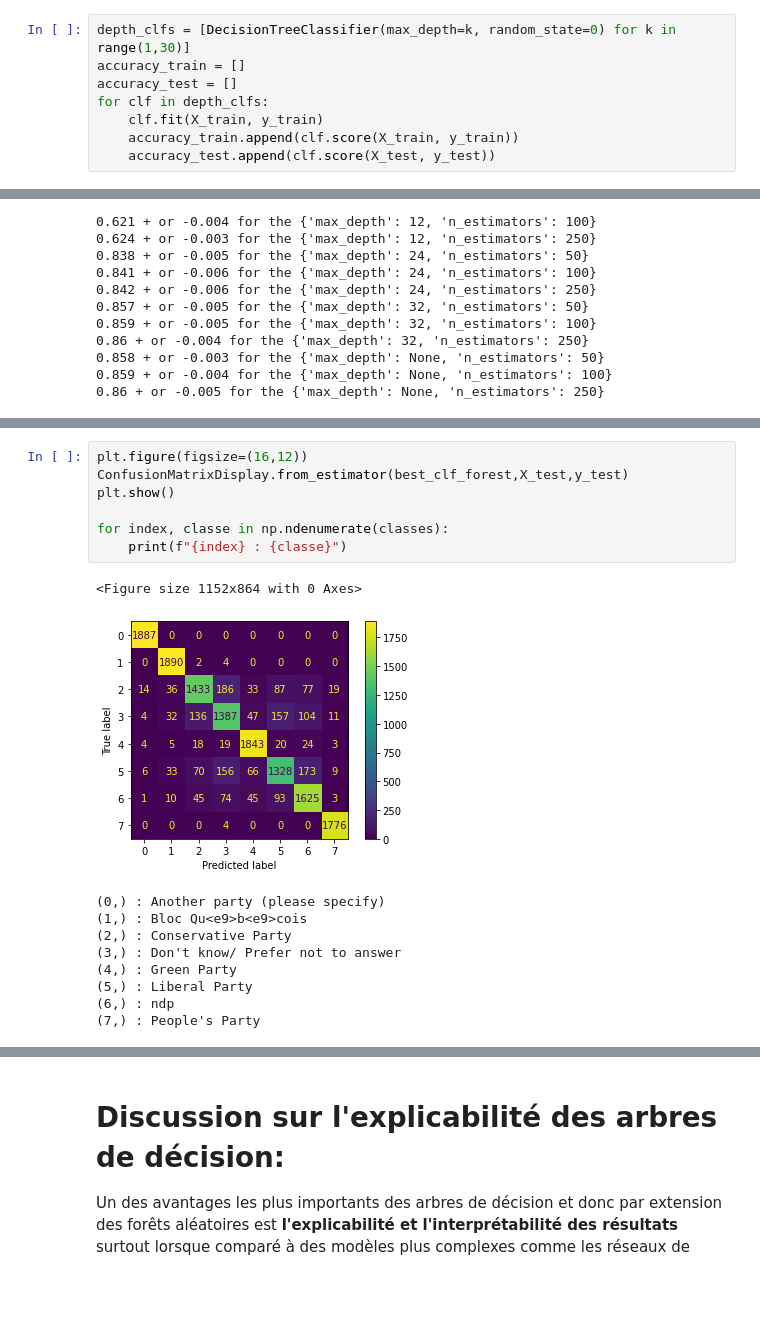
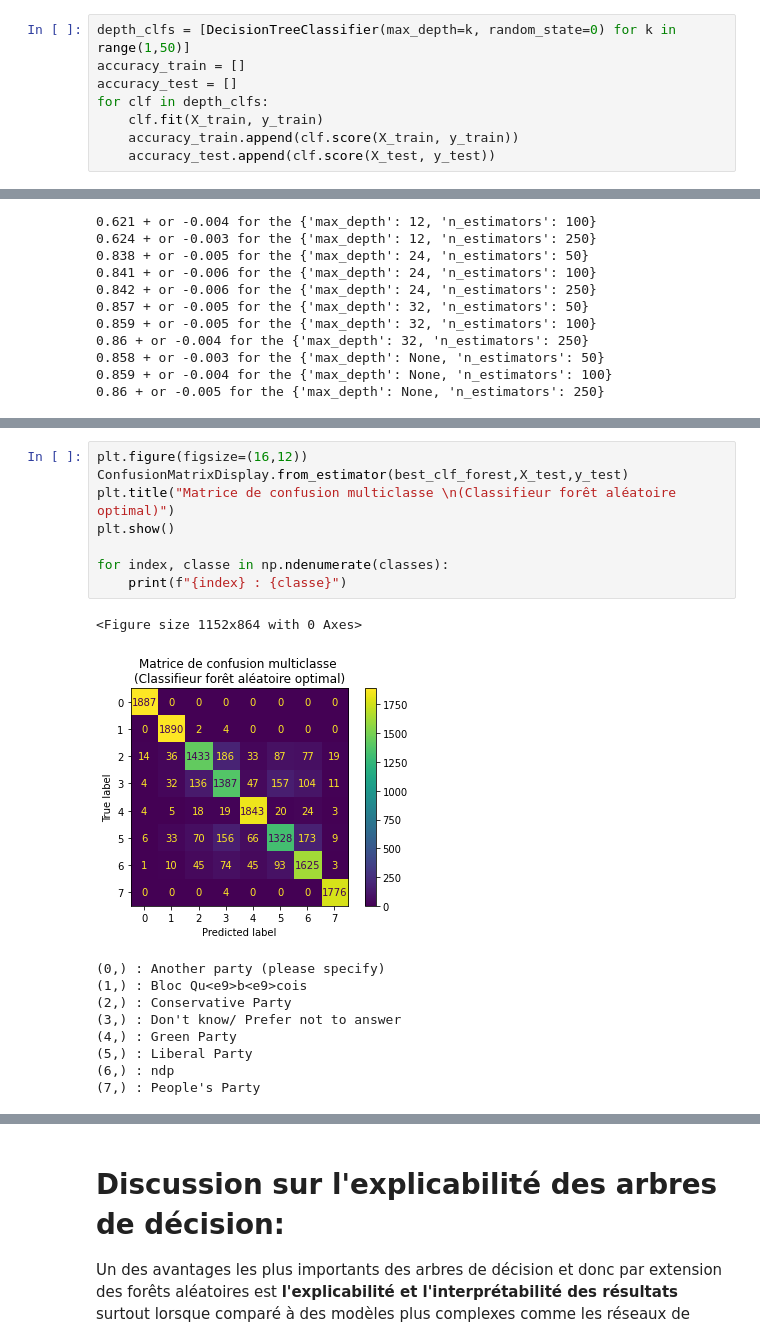
Before and after one commit to n0aaz/Projet_GLO-7027, a Jupyter notebook: decisionTrees.ipynb, the cells around one changed output, grey strips where cells are left out. Drawn from its saved outputs; the diff is of its cells as text; blank space fills up the shorter version.

```diff
--- a/decisionTrees.ipynb
+++ b/decisionTrees.ipynb
@@ -54,7 +54,7 @@ Train score with criterion gini index: 0.3999
 Le score est pas super bon mais au moins on n'overfit pas : la différence entre le score d'entraînement et le score de test est faible.
 Essayons de trouver la profondeur optimale pour éviter l'overfit et avoir le meilleur score
 # %%
-depth_clfs = [DecisionTreeClassifier(max_depth=k, random_state=0) for k in range(1,30)]
+depth_clfs = [DecisionTreeClassifier(max_depth=k, random_state=0) for k in range(1,50)]
 accuracy_train = []
 accuracy_test = []
 for clf in depth_clfs:
@@ -222,13 +226,14 @@ best clf_forest train accuracy score : 0.9913156534929075
 # %%
 plt.figure(figsize=(16,12))
 ConfusionMatrixDisplay.from_estimator(best_clf_forest,X_test,y_test)
+plt.title("Matrice de confusion multiclasse \n(Classifieur forêt aléatoire optimal)")
 plt.show()
 
 for index, classe in np.ndenumerate(classes):
     print(f"{index} : {classe}")
 # %% [output]
 <Figure size 1152x864 with 0 Axes>
-[figure, old version]
+[figure, new version]
 (0,) : Another party (please specify)
 (1,) : Bloc Qu<e9>b<e9>cois
 (2,) : Conservative Party
```
Also changed, not shown: parts of 7 cells of this notebook.
